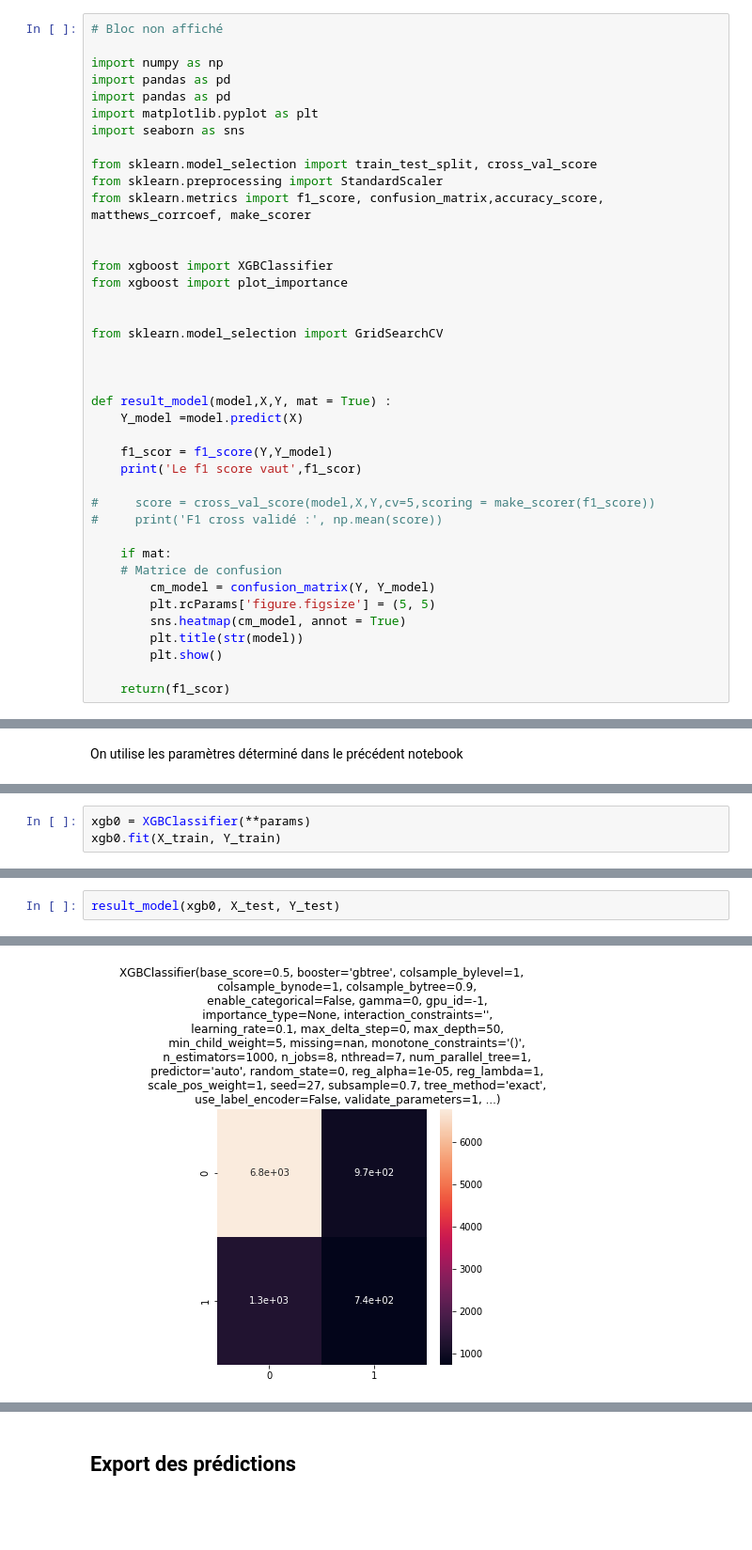
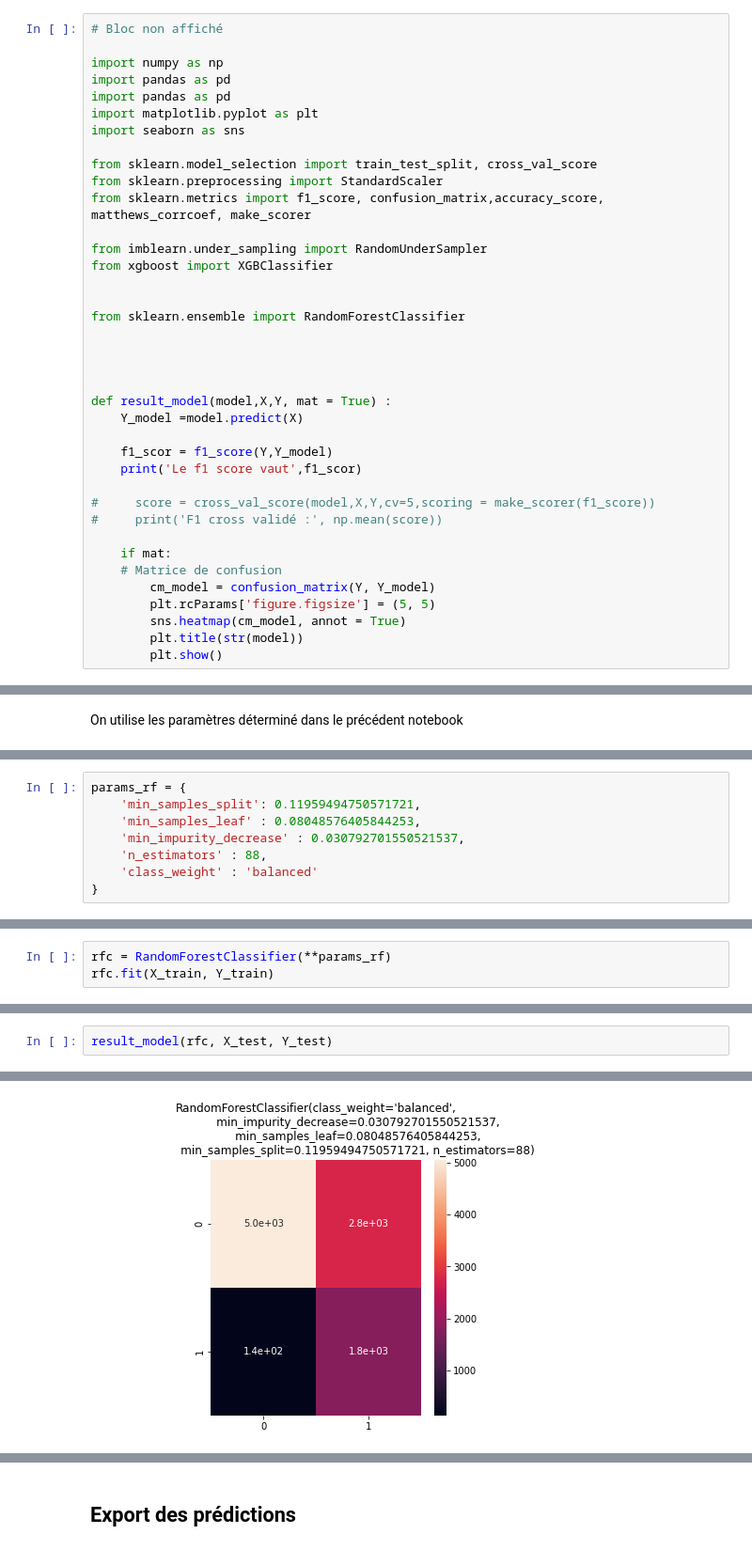
Before and after one commit to claviermathieu/ISFA-prj-datascience, a Jupyter notebook: book/docs/5_retenu/50_mod_final.ipynb, the cells around one changed output, grey strips where cells are left out. Shown at 94% size. Drawn from its saved outputs; the diff is of its cells as text; blank space fills up the shorter version.

```diff
--- a/book/docs/5_retenu/50_mod_final.ipynb
+++ b/book/docs/5_retenu/50_mod_final.ipynb
@@ -11,12 +11,12 @@ from sklearn.model_selection import train_test_split, cross_val_score
 from sklearn.preprocessing import StandardScaler
 from sklearn.metrics import f1_score, confusion_matrix,accuracy_score, matthews_corrcoef, make_scorer
 
-
+from imblearn.under_sampling import RandomUnderSampler
 from xgboost import XGBClassifier
-from xgboost import plot_importance
 
 
-from sklearn.model_selection import GridSearchCV
+from sklearn.ensemble import RandomForestClassifier
+
 
 
 
@@ -36,8 +36,6 @@ def result_model(model,X,Y, mat = True) :
         sns.heatmap(cm_model, annot = True)
         plt.title(str(model))
         plt.show()
-
-    return(f1_scor)
 # %% [markdown]
 # Modèle finale
 # %% [markdown]
@@ -91,6 +93,3 @@ On utilise les paramètres déterminé dans le précédent notebook
     'use_label_encoder': False,
     'n_estimators': 1000
 }
-# %%
-xgb0 = XGBClassifier(**params)
-xgb0.fit(X_train, Y_train)
@@ -118,0 +126,8 @@ F1 moyen de 0.41 avec un écart type de 0.01
+# %%
+params_rf = {
+    'min_samples_split': 0.11959494750571721,
+    'min_samples_leaf' : 0.08048576405844253,
+    'min_impurity_decrease' : 0.030792701550521537,
+    'n_estimators' : 88,
+    'class_weight' : 'balanced'
+}
@@ -118,0 +136,3 @@ F1 moyen de 0.41 avec un écart type de 0.01
+# %%
+rfc = RandomForestClassifier(**params_rf)
+rfc.fit(X_train, Y_train)
@@ -119,3 +146,3 @@ F1 moyen de 0.41 avec un écart type de 0.01
 # %%
-result_model(xgb0, X_test, Y_test)
+result_model(rfc, X_test, Y_test)
 # %% [output]
@@ -123 +150 @@ Le f1 score vaut 0.3966675624832034
-[figure, old version]
+[figure, new version]
```
Also changed, not shown: parts of 30 cells of this notebook, 38 other files.
